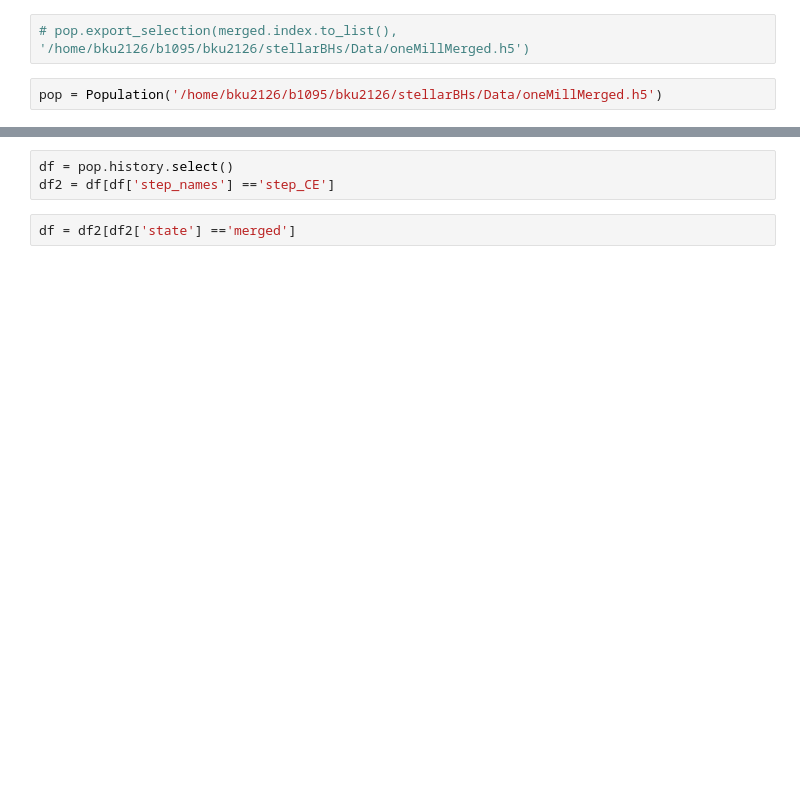
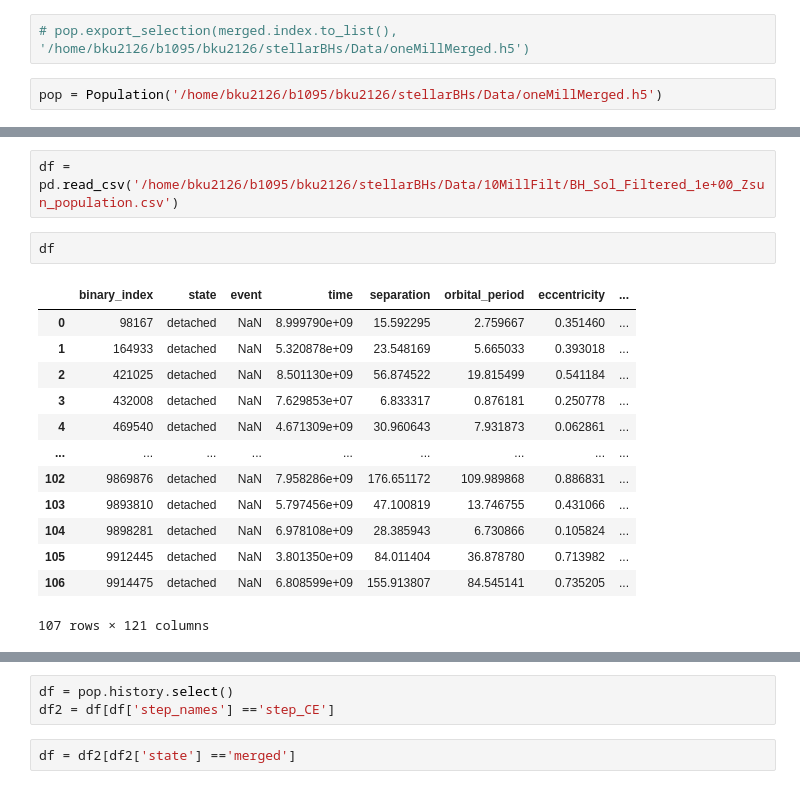
Before and after one commit to PiersonLip/solarBHs, a Jupyter notebook: FilteringScripts/testing.ipynb, the cells around one changed output, grey strips where cells are left out. Saved outputs shown, nothing was run; the diff lists cells and outputs as text; blank space fills up the shorter version.

```diff
--- a/FilteringScripts/testing.ipynb
+++ b/FilteringScripts/testing.ipynb
@@ -72,0 +92,18 @@ pop = Population('/home/bku2126/b1095/bku2126/stellarBHs/Data/oneMillMerged.h5')
+# %%
+df = pd.read_csv('/home/bku2126/b1095/bku2126/stellarBHs/Data/10MillFilt/BH_Sol_Filtered_1e+00_Zsun_population.csv')
+# %%
+df
+# %% [output]
+|  | binary_index | state | event | time | separation | orbital_period | eccentricity | ... |
+| 0 | 98167 | detached | NaN | 8.999790e+09 | 15.592295 | 2.759667 | 0.351460 | ... |
+| 1 | 164933 | detached | NaN | 5.320878e+09 | 23.548169 | 5.665033 | 0.393018 | ... |
+| 2 | 421025 | detached | NaN | 8.501130e+09 | 56.874522 | 19.815499 | 0.541184 | ... |
+| 3 | 432008 | detached | NaN | 7.629853e+07 | 6.833317 | 0.876181 | 0.250778 | ... |
+| 4 | 469540 | detached | NaN | 4.671309e+09 | 30.960643 | 7.931873 | 0.062861 | ... |
+| ... | ... | ... | ... | ... | ... | ... | ... | ... |
+| 102 | 9869876 | detached | NaN | 7.958286e+09 | 176.651172 | 109.989868 | 0.886831 | ... |
+| 103 | 9893810 | detached | NaN | 5.797456e+09 | 47.100819 | 13.746755 | 0.431066 | ... |
+| 104 | 9898281 | detached | NaN | 6.978108e+09 | 28.385943 | 6.730866 | 0.105824 | ... |
+| 105 | 9912445 | detached | NaN | 3.801350e+09 | 84.011404 | 36.878780 | 0.713982 | ... |
+| 106 | 9914475 | detached | NaN | 6.808599e+09 | 155.913807 | 84.545141 | 0.735205 | ... |
+107 rows × 121 columns
```
Also changed, not shown: parts of 13 cells of this notebook, 11 other files.
